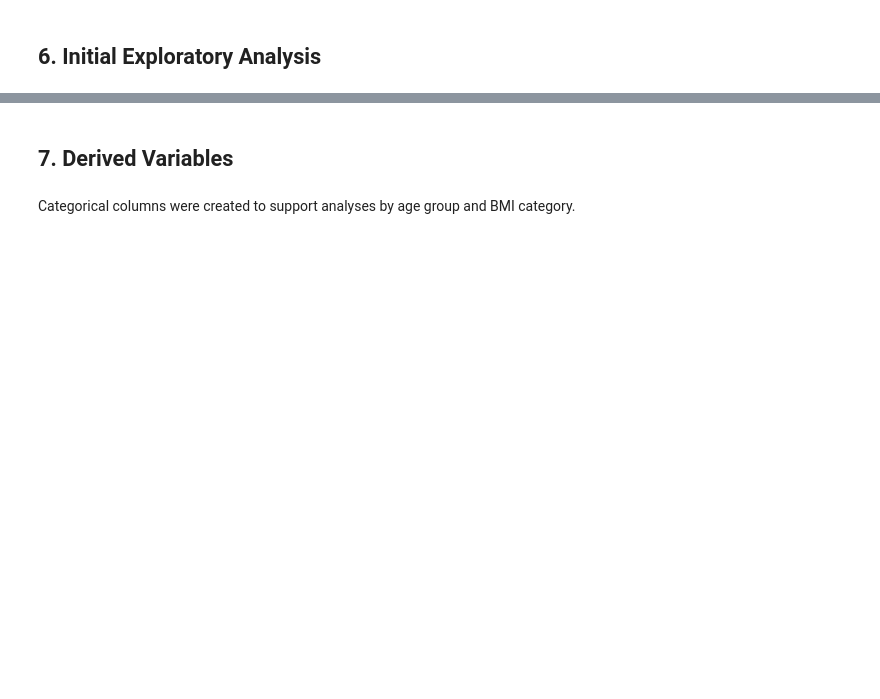
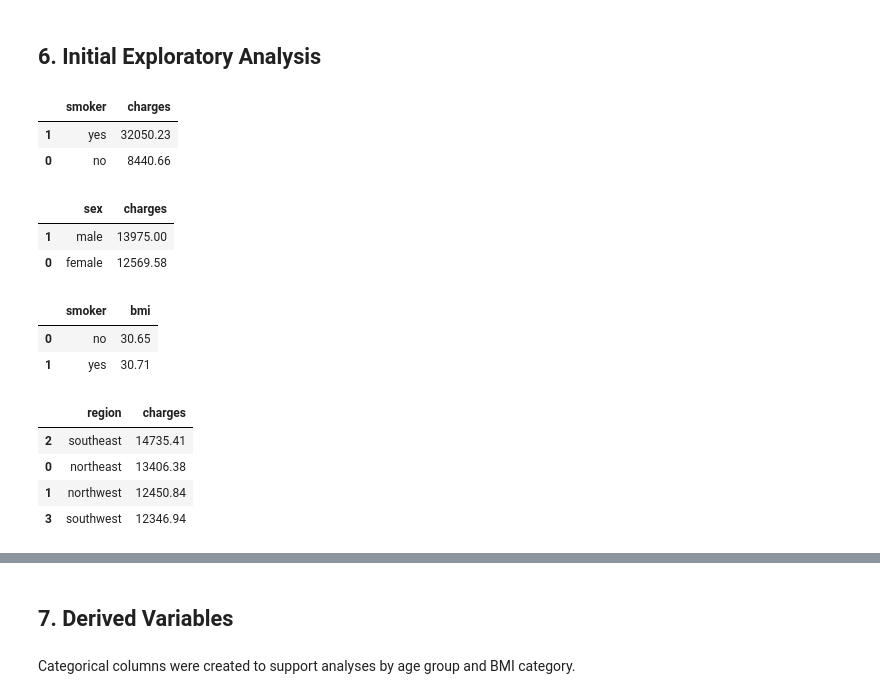
Before and after one commit to pedrotiburcio/medical-cost-analysis, a Jupyter notebook: notebooks/medical_cost_analysis.ipynb, the cells around one changed output, grey strips where cells are left out. Drawn from its saved outputs; the diff is of its cells as text; code cells hidden in the pictures; blank space fills up the shorter version.

```diff
--- a/notebooks/medical_cost_analysis.ipynb
+++ b/notebooks/medical_cost_analysis.ipynb
@@ -55,15 +107,33 @@ df.duplicated().sum()
 ## 6. Initial Exploratory Analysis
 # %%
 # Average medical cost by smoker
-df.groupby("smoker", as_index=False)["charges"].mean().round(2).sort_values(by='charges', ascending=False)
+df.groupby("smoker", as_index=False, observed=False)["charges"].mean().round(2).sort_values(by='charges', ascending=False)
+# %% [output]
+|  | smoker | charges |
+| 1 | yes | 32050.23 |
+| 0 | no | 8440.66 |
 # %%
 # Average medical cost by sex
-df.groupby("sex", as_index=False)["charges"].mean().round(2).sort_values(by='charges', ascending=False)
+df.groupby("sex", as_index=False, observed=False)["charges"].mean().round(2).sort_values(by='charges', ascending=False)
+# %% [output]
+|  | sex | charges |
+| 1 | male | 13975.00 |
+| 0 | female | 12569.58 |
 # %%
 # Average BMI by smoker
-df.groupby('smoker', as_index=False)['bmi'].mean().round(2)
+df.groupby('smoker', as_index=False, observed=False)['bmi'].mean().round(2)
+# %% [output]
+|  | smoker | bmi |
+| 0 | no | 30.65 |
+| 1 | yes | 30.71 |
 # %%
 # Average medical cost by region
-df.groupby('region', as_index=False)['charges'].mean().round(2).sort_values(by='charges', ascending=False)
+df.groupby('region', as_index=False, observed=False)['charges'].mean().round(2).sort_values(by='charges', ascending=False)
+# %% [output]
+|  | region | charges |
+| 2 | southeast | 14735.41 |
+| 0 | northeast | 13406.38 |
+| 1 | northwest | 12450.84 |
+| 3 | southwest | 12346.94 |
 # %%
 # Average medical cost by number of children
```
Also changed, not shown: parts of 24 cells of this notebook.
